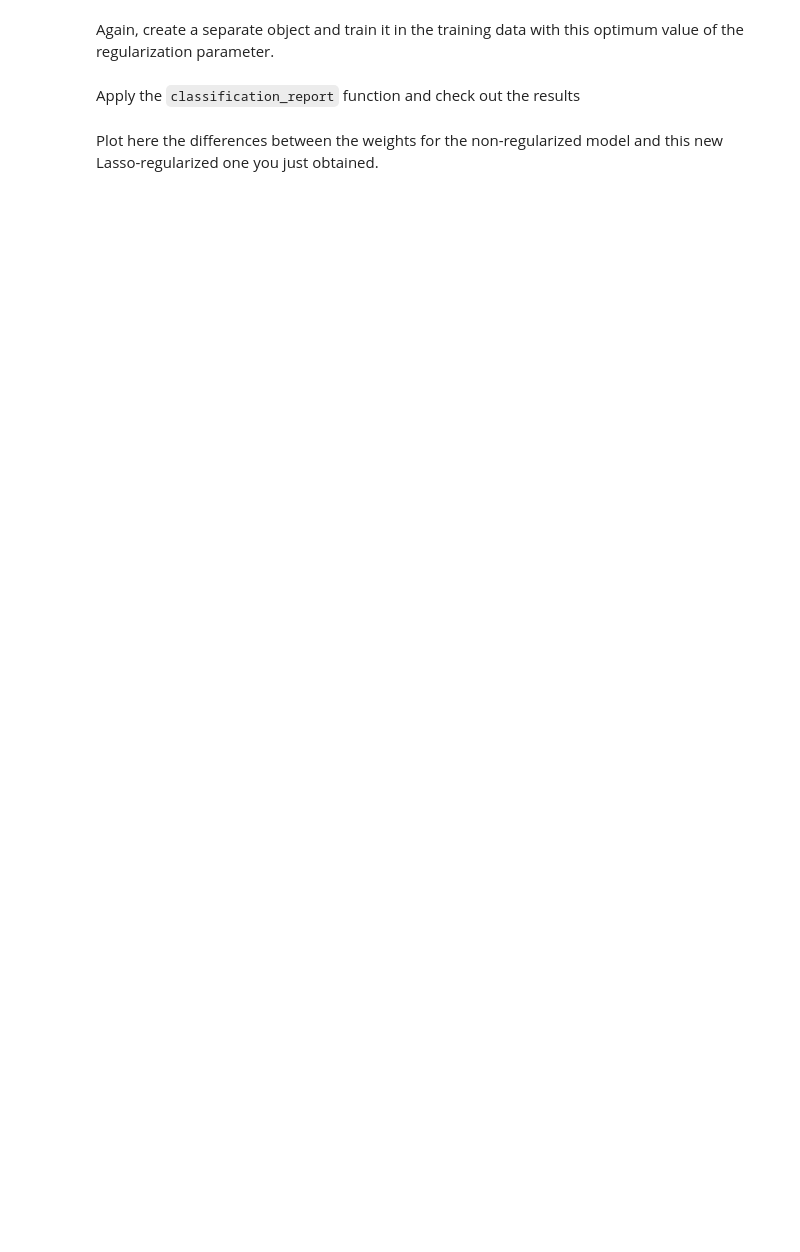
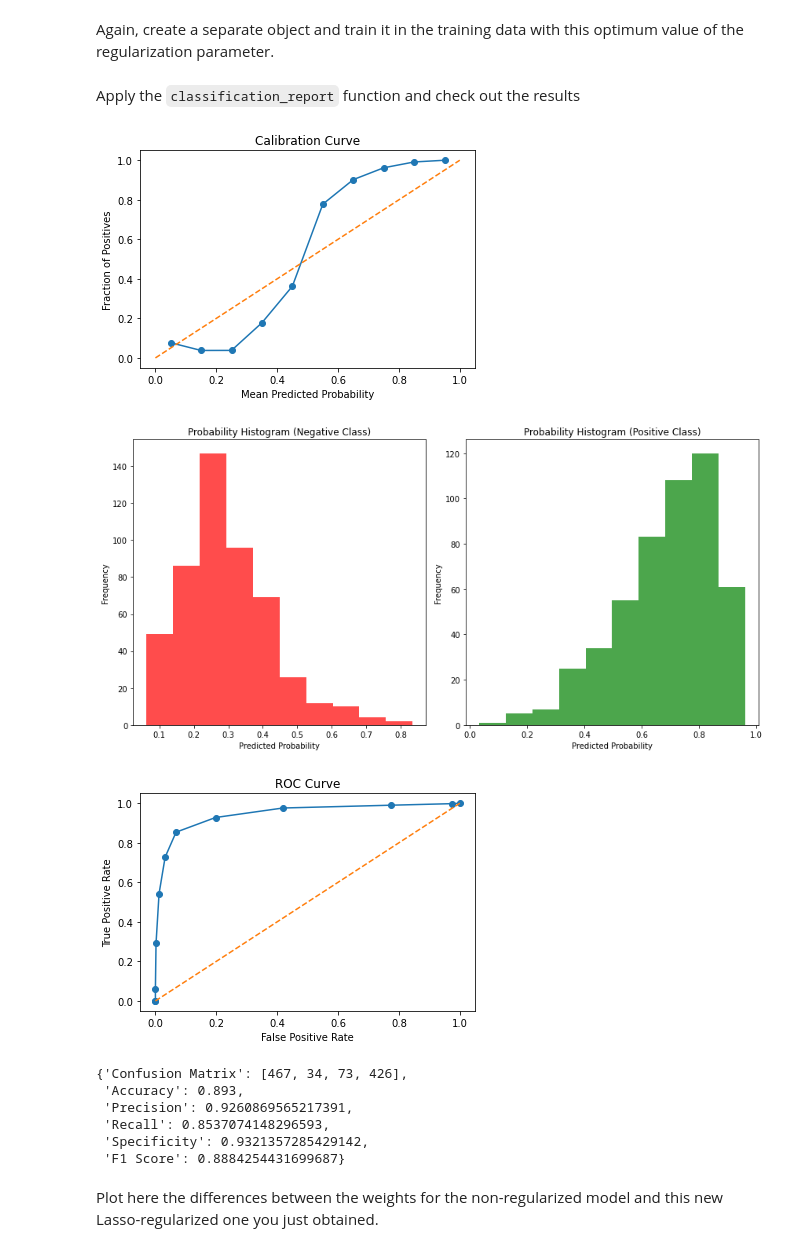
Before and after one commit to ICAI-IMAT-ML/p2-5-Claudiaa10, a Jupyter notebook: notebook/Lab2_5_LogisticRegression_and_regularization.ipynb, the cells around one changed output. Saved outputs shown, nothing was run; the diff lists cells and outputs as text; code cells hidden in the pictures; blank space fills up the shorter version.

```diff
--- a/notebook/Lab2_5_LogisticRegression_and_regularization.ipynb
+++ b/notebook/Lab2_5_LogisticRegression_and_regularization.ipynb
@@ -587,8 +587,18 @@ LogReg_optimum_C_ElasticNet.fit(X_train, y_train,
 Apply the `classification_report` function and check out the results
 # %%
 # TODO: Complete the call for the report with the y_test_prob obtained from the test data
-y_test_prob = LogReg_optimum_C_ElasticNet.predict_proba(None)
-classification_report(None, None, 1)
+y_test_prob = LogReg_optimum_C_ElasticNet.predict_proba(X_test)
+classification_report(y_test, y_test_prob, 1)
+# %% [output]
+[figure, added]
+[figure, added]
+[figure, added]
+{'Confusion Matrix': [467, 34, 73, 426],
+ 'Accuracy': 0.893,
+ 'Precision': 0.9260869565217391,
+ 'Recall': 0.8537074148296593,
+ 'Specificity': 0.9321357285429142,
+ 'F1 Score': 0.8884254431699687}
 # %% [markdown]
 Plot here the differences between the weights for the non-regularized model and this new Lasso-regularized one you just obtained.
 # %%
```
Also changed, not shown: parts of 18 cells of this notebook.
